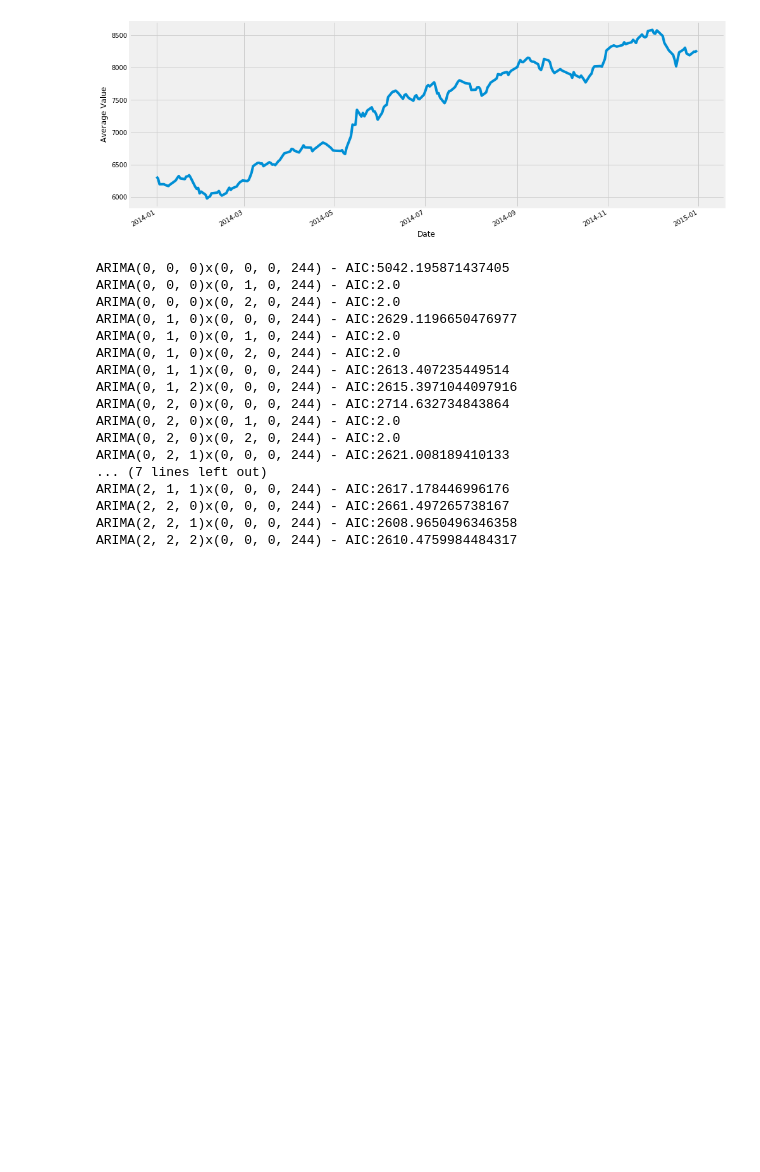
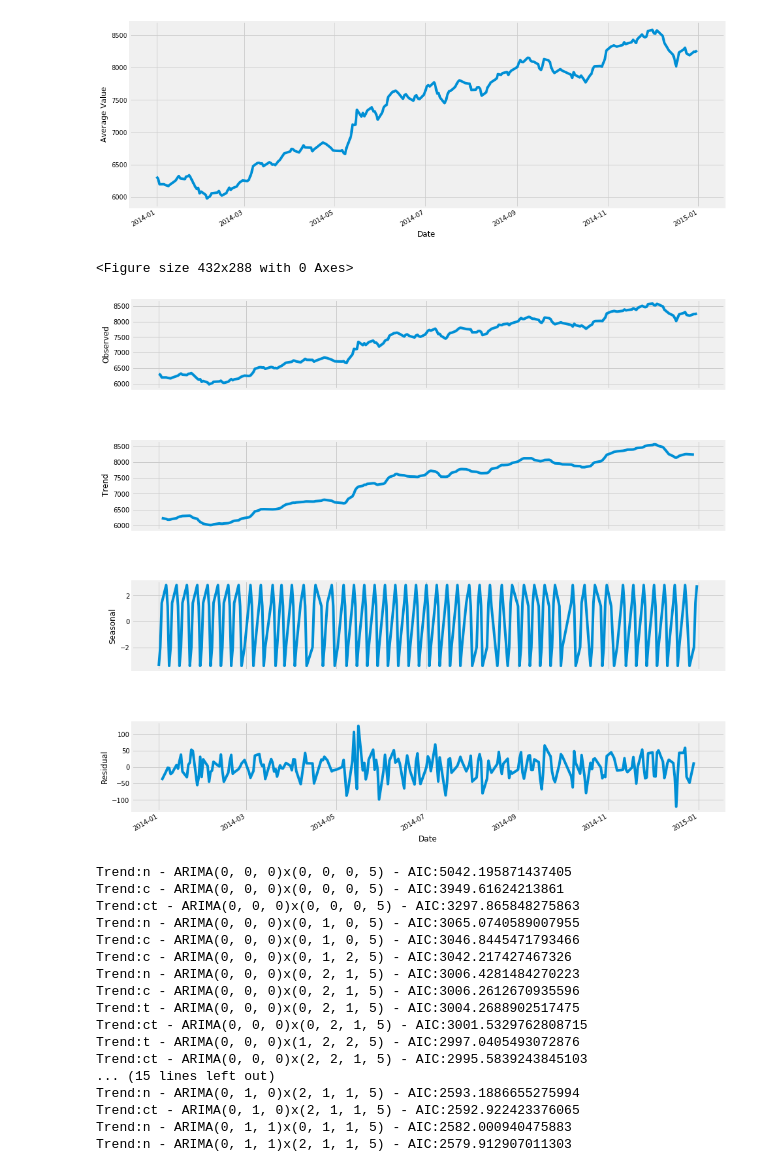
Before and after one commit to ReetBarik/Machine-Learning-Project, a Jupyter notebook: ipython notebooks/univariate-arima.ipynb, the cells around one changed output. Drawn from its saved outputs; the diff is of its cells as text; code cells hidden in the pictures; blank space fills up the shorter version.

```diff
--- a/ipython notebooks/univariate-arima.ipynb
+++ b/ipython notebooks/univariate-arima.ipynb
@@ -36,6 +37,15 @@ plt.ylabel('Average Value')
 plt.show()
 # %% [output]
 [figure]
+# %%
+from statsmodels.tsa.seasonal import seasonal_decompose
+decomposition = seasonal_decompose(y, freq=5)
+fig = plt.figure()
+fig = decomposition.plot()
+fig.set_size_inches(15, 15)
+# %% [output]
+<Figure size 432x288 with 0 Axes>
+[figure, added]
 # %%
 # Define the p, d and q parameters to take any value between 0 and 2
 p = d = q = range(0, 3)
@@ -48,38 +58,40 @@ seasonal_pdq = [(x[0], x[1], x[2], len(y)) for x in list(itertools.product(p, d,
 # %%
 warnings.filterwarnings("ignore")
-
+min = 999999
 for param in pdq:
     for param_seasonal in seasonal_pdq:
-        try:
-            mod = sm.tsa.statespace.SARIMAX(y,
-                                            trend='n',
-                                            order=param,
-                                            seasonal_order=param_seasonal,
-                                            dynamic=True)
+        for trend in ['n', 'c', 't', 'ct']:
+            try:
+                mod = sm.tsa.statespace.SARIMAX(y,
+                                                trend=trend,
+                                                order=param,
+                                                seasonal_order=param_seasonal,
+                                                dynamic=True)
 
-            results = mod.fit()
-
-            print('ARIMA{}x{} - AIC:{}'.format(param, param_seasonal, results.aic))
-        except:
-            continue
+                results = mod.fit()
+                if results.aic < min and results.aic > 100:
+                    print('Trend:{} - ARIMA{}x{} - AIC:{}'.format(trend, param, param_seasonal, results.aic))
+                    min = results.aic
+            except:
+                continue
 # %% [output]
-ARIMA(0, 0, 0)x(0, 0, 0, 244) - AIC:5042.195871437405
-ARIMA(0, 0, 0)x(0, 1, 0, 244) - AIC:2.0
-ARIMA(0, 0, 0)x(0, 2, 0, 244) - AIC:2.0
-ARIMA(0, 1, 0)x(0, 0, 0, 244) - AIC:2629.1196650476977
-ARIMA(0, 1, 0)x(0, 1, 0, 244) - AIC:2.0
-ARIMA(0, 1, 0)x(0, 2, 0, 244) - AIC:2.0
-ARIMA(0, 1, 1)x(0, 0, 0, 244) - AIC:2613.407235449514
-ARIMA(0, 1, 2)x(0, 0, 0, 244) - AIC:2615.3971044097916
-ARIMA(0, 2, 0)x(0, 0, 0, 244) - AIC:2714.632734843864
-ARIMA(0, 2, 0)x(0, 1, 0, 244) - AIC:2.0
-ARIMA(0, 2, 0)x(0, 2, 0, 244) - AIC:2.0
-ARIMA(0, 2, 1)x(0, 0, 0, 244) - AIC:2621.008189410133
-... (7 lines left out)
-ARIMA(2, 1, 1)x(0, 0, 0, 244) - AIC:2617.178446996176
-ARIMA(2, 2, 0)x(0, 0, 0, 244) - AIC:2661.497265738167
-ARIMA(2, 2, 1)x(0, 0, 0, 244) - AIC:2608.9650496346358
-ARIMA(2, 2, 2)x(0, 0, 0, 244) - AIC:2610.4759984484317
+Trend:n - ARIMA(0, 0, 0)x(0, 0, 0, 5) - AIC:5042.195871437405
+Trend:c - ARIMA(0, 0, 0)x(0, 0, 0, 5) - AIC:3949.61624213861
+Trend:ct - ARIMA(0, 0, 0)x(0, 0, 0, 5) - AIC:3297.865848275863
+Trend:n - ARIMA(0, 0, 0)x(0, 1, 0, 5) - AIC:3065.0740589007955
+Trend:c - ARIMA(0, 0, 0)x(0, 1, 0, 5) - AIC:3046.8445471793466
+Trend:c - ARIMA(0, 0, 0)x(0, 1, 2, 5) - AIC:3042.217427467326
+Trend:n - ARIMA(0, 0, 0)x(0, 2, 1, 5) - AIC:3006.4281484270223
+Trend:c - ARIMA(0, 0, 0)x(0, 2, 1, 5) - AIC:3006.2612670935596
+Trend:t - ARIMA(0, 0, 0)x(0, 2, 1, 5) - AIC:3004.2688902517475
+Trend:ct - ARIMA(0, 0, 0)x(0, 2, 1, 5) - AIC:3001.5329762808715
+Trend:t - ARIMA(0, 0, 0)x(1, 2, 2, 5) - AIC:2997.0405493072876
+Trend:ct - ARIMA(0, 0, 0)x(2, 2, 1, 5) - AIC:2995.5839243845103
+... (15 lines left out)
+Trend:n - ARIMA(0, 1, 0)x(2, 1, 1, 5) - AIC:2593.1886655275994
+Trend:ct - ARIMA(0, 1, 0)x(2, 1, 1, 5) - AIC:2592.922423376065
+Trend:n - ARIMA(0, 1, 1)x(0, 1, 1, 5) - AIC:2582.000940475883
+Trend:n - ARIMA(0, 1, 1)x(2, 1, 1, 5) - AIC:2579.912907011303
 # %%
 mod = sm.tsa.statespace.SARIMAX(y,
                                 trend='n',
```
Also changed, not shown: parts of 8 cells of this notebook, 1 other file.
